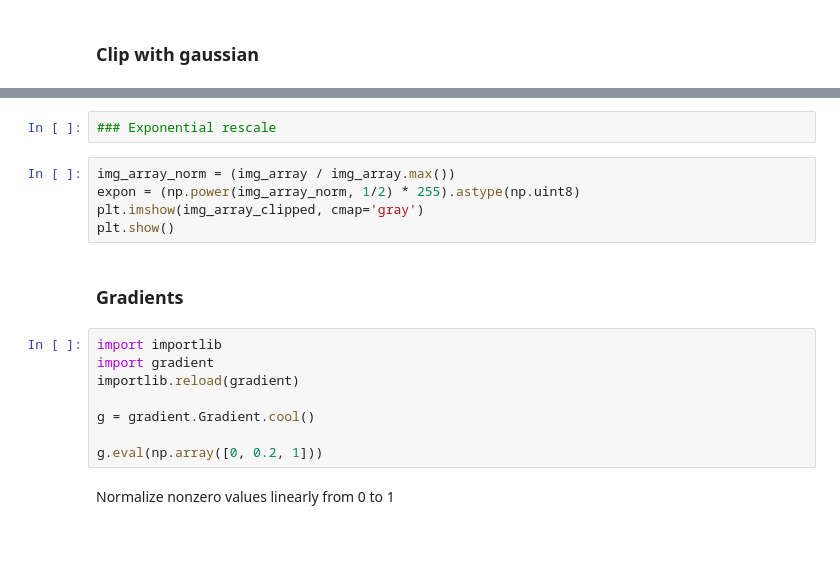
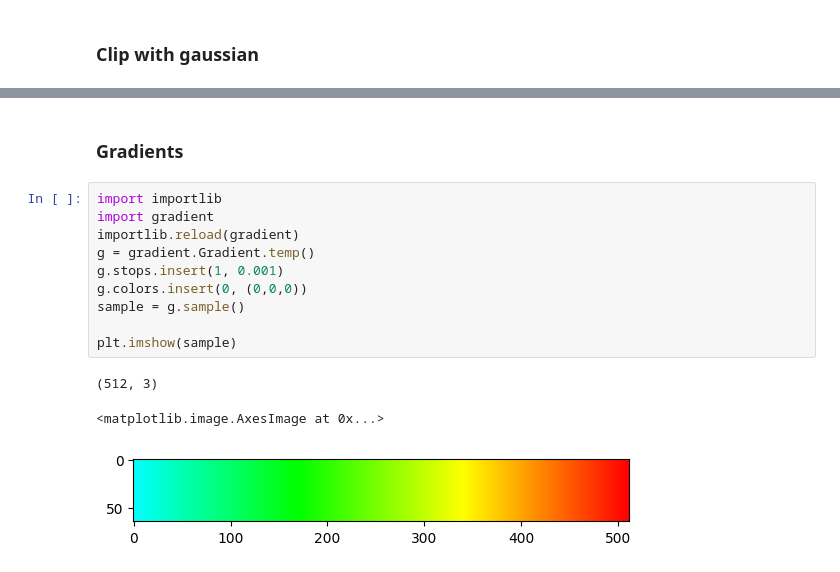
Before and after one commit to jacks14235/heatmap_art, a Jupyter notebook: heatmap_art.ipynb, the cells around one changed output, grey strips where cells are left out. Drawn from its saved outputs; the diff is of its cells as text; blank space fills up the shorter version.

Commit message:
add gradient version

```diff
--- a/heatmap_art.ipynb
+++ b/heatmap_art.ipynb
@@ -194,19 +204,16 @@ img.save('clip_gauss.png')
-# %%
-### Exponential rescale
-# %%
-img_array_norm = (img_array / img_array.max())
-expon = (np.power(img_array_norm, 1/2) * 255).astype(np.uint8)
-plt.imshow(img_array_clipped, cmap='gray')
-plt.show()
 # %% [markdown]
 ### Gradients
 # %%
 import importlib
 import gradient
 importlib.reload(gradient)
+g = gradient.Gradient.temp()
+g.stops.insert(1, 0.001)
+g.colors.insert(0, (0,0,0))
+sample = g.sample()
 
-g = gradient.Gradient.cool()
-
-g.eval(np.array([0, 0.2, 1]))
+plt.imshow(sample)
+# %% [output]
+(512, 3)
+<matplotlib.image.AxesImage at 0x...>
+[figure, added]
-# %% [markdown]
-Normalize nonzero values linearly from 0 to 1
```
Also changed, not shown: parts of 6 cells of this notebook, 1 other file.
